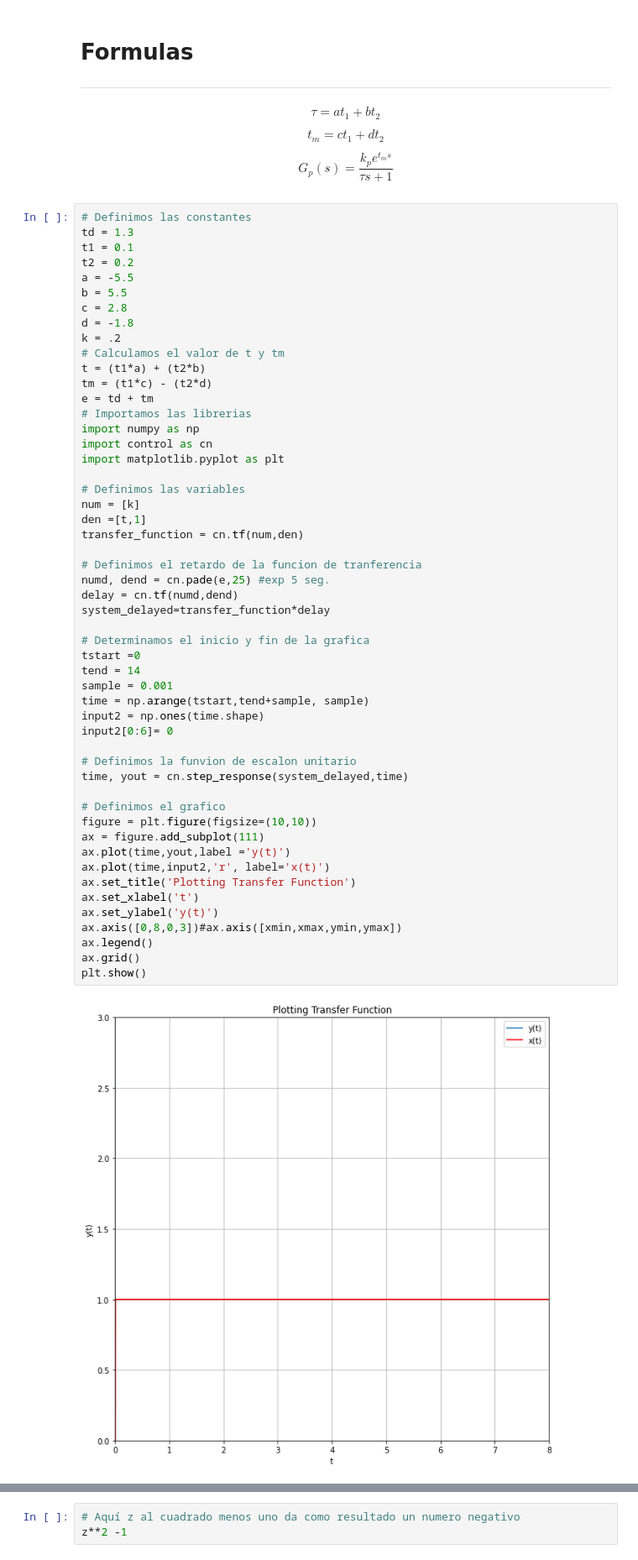
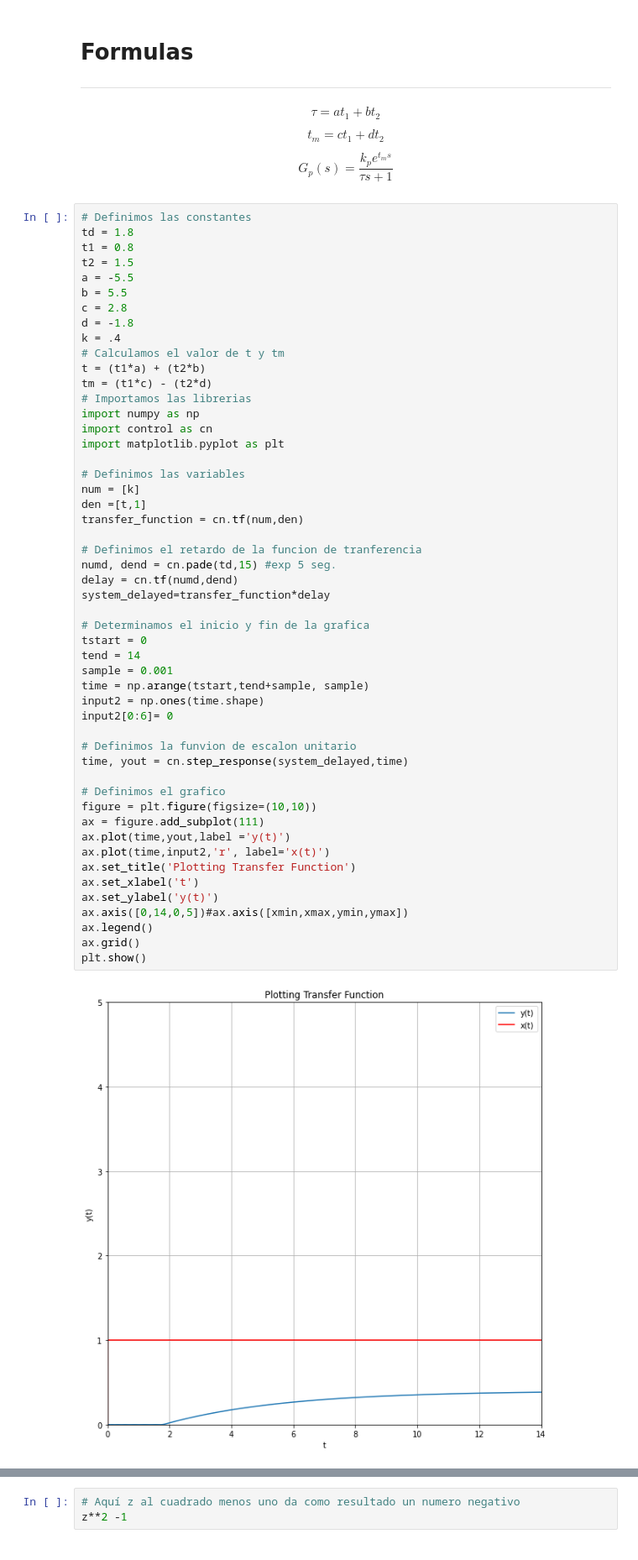
Before and after one commit to Ricardo-Gomez-4-113/Control-inteligente, a Jupyter notebook: Examen_U1_Control_Inteligente.ipynb, the cells around one changed output, grey strips where cells are left out. Shown: that part at 84% size. Drawn from its saved outputs; the diff is of its cells as text.

```diff
--- a/Examen_U1_Control_Inteligente.ipynb
+++ b/Examen_U1_Control_Inteligente.ipynb
@@ -634,18 +675,17 @@ G_p(s) = \frac{k_pe^{t_ms}}{\tau s + 1}
 \end{equation}
 # %%
 # Definimos las constantes
-td = 1.3
-t1 = 0.1
-t2 = 0.2
+td = 1.8
+t1 = 0.8
+t2 = 1.5
 a = -5.5
 b = 5.5
 c = 2.8
 d = -1.8
-k = .2
+k = .4
 # Calculamos el valor de t y tm
 t = (t1*a) + (t2*b)
 tm = (t1*c) - (t2*d)
-e = td + tm
 # Importamos las librerias
 import numpy as np
 import control as cn
@@ -655,37 +695,37 @@ import matplotlib.pyplot as plt
 num = [k]
 den =[t,1]
 transfer_function = cn.tf(num,den)
 
 # Definimos el retardo de la funcion de tranferencia
-numd, dend = cn.pade(e,25) #exp 5 seg.
+numd, dend = cn.pade(td,15) #exp 5 seg.
 delay = cn.tf(numd,dend)
 system_delayed=transfer_function*delay
 
 # Determinamos el inicio y fin de la grafica
-tstart =0
+tstart = 0
 tend = 14
 sample = 0.001
 time = np.arange(tstart,tend+sample, sample)
 input2 = np.ones(time.shape)
 input2[0:6]= 0
 
 # Definimos la funvion de escalon unitario
 time, yout = cn.step_response(system_delayed,time)
 
 # Definimos el grafico
 figure = plt.figure(figsize=(10,10))
 ax = figure.add_subplot(111)
 ax.plot(time,yout,label ='y(t)')
 ax.plot(time,input2,'r', label='x(t)')
 ax.set_title('Plotting Transfer Function')
 ax.set_xlabel('t')
 ax.set_ylabel('y(t)')
-ax.axis([0,8,0,3])#ax.axis([xmin,xmax,ymin,ymax])
+ax.axis([0,14,0,5])#ax.axis([xmin,xmax,ymin,ymax])
 ax.legend()
 ax.grid()
 plt.show()
 # %% [output]
-[figure, old version]
+[figure, new version]
 # %%
 # Imprimir la funcion de traferencia
 transfer_function
```
Also changed, not shown: parts of 11 cells of this notebook.
